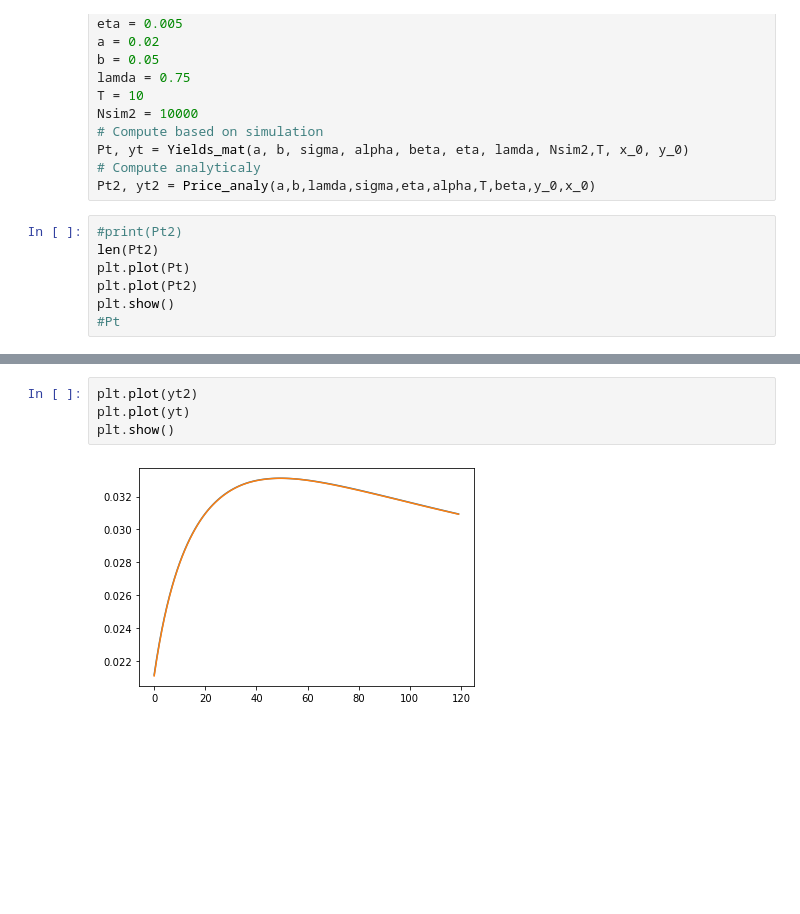
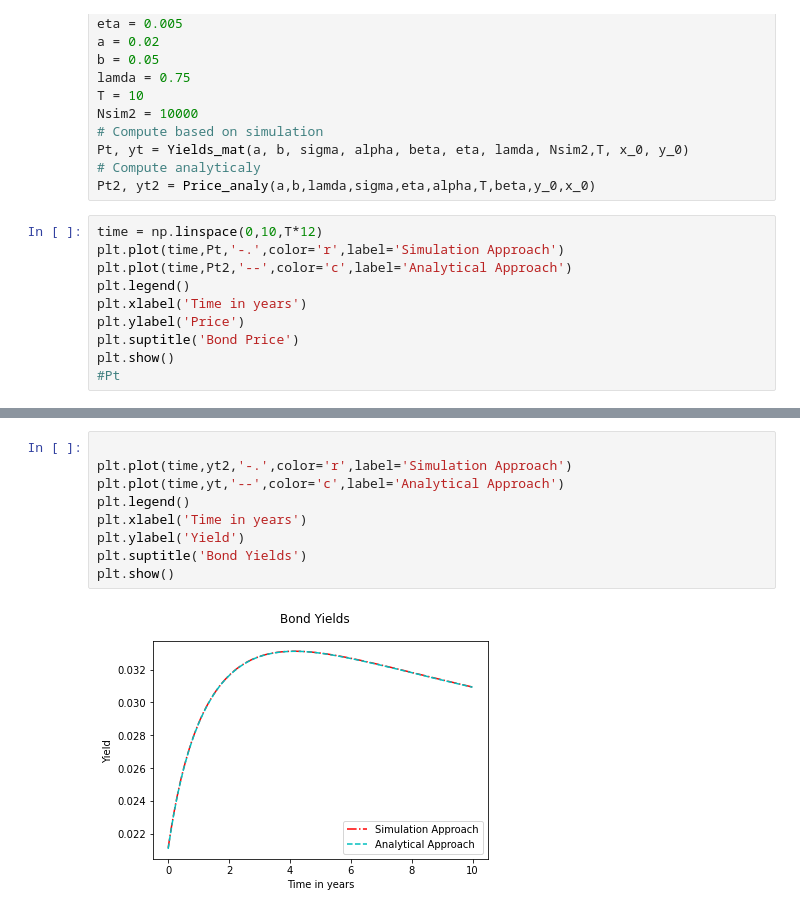
Before and after one commit to L00shui/Project3, a Jupyter notebook: Project3.ipynb, the cells around one changed output, grey strips where cells are left out. Cells and saved outputs as stored; diff of their text form; blank space fills up the shorter version.

```diff
--- a/Project3.ipynb
+++ b/Project3.ipynb
@@ -122,10 +126,13 @@ Pt, yt = Yields_mat(a, b, sigma, alpha, beta, eta, lamda, Nsim2,T, x_0, y_0)
 # Compute analyticaly
 Pt2, yt2 = Price_analy(a,b,lamda,sigma,eta,alpha,T,beta,y_0,x_0)
 # %%
-#print(Pt2)
-len(Pt2)
-plt.plot(Pt)
-plt.plot(Pt2)
+time = np.linspace(0,10,T*12)
+plt.plot(time,Pt,'-.',color='r',label='Simulation Approach')
+plt.plot(time,Pt2,'--',color='c',label='Analytical Approach')
+plt.legend()
+plt.xlabel('Time in years')
+plt.ylabel('Price')
+plt.suptitle('Bond Price')
 plt.show()
 #Pt
 # %% [output]
@@ -133,6 +140,11 @@ plt.show()
 # %%
-plt.plot(yt2)
-plt.plot(yt)
+
+plt.plot(time,yt2,'-.',color='r',label='Simulation Approach')
+plt.plot(time,yt,'--',color='c',label='Analytical Approach')
+plt.legend()
+plt.xlabel('Time in years')
+plt.ylabel('Yield')
+plt.suptitle('Bond Yields')
 plt.show()
 # %% [output]
-[figure, old version]
+[figure, new version]
```
Also changed, not shown: parts of 7 cells of this notebook.
